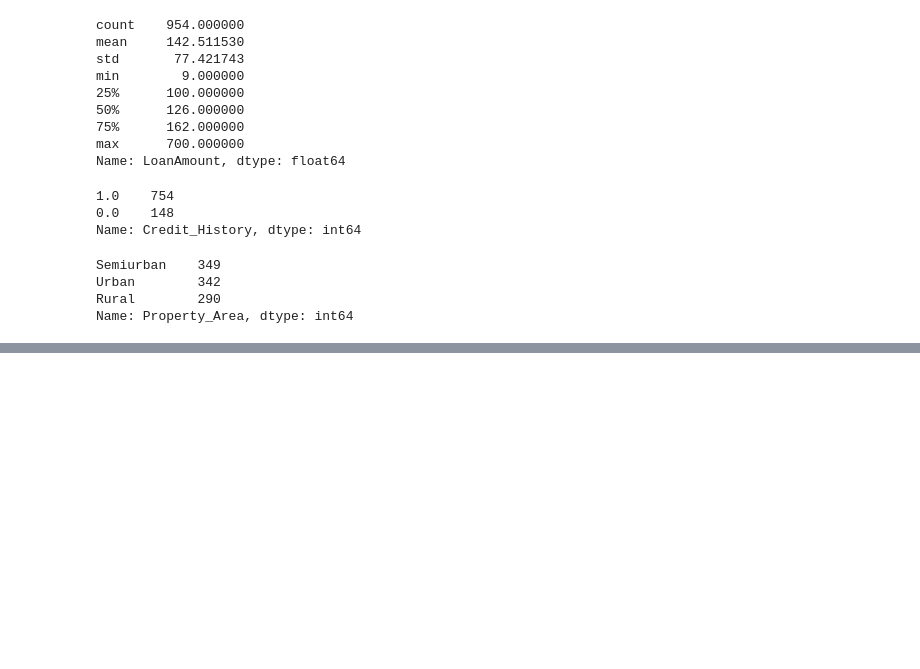
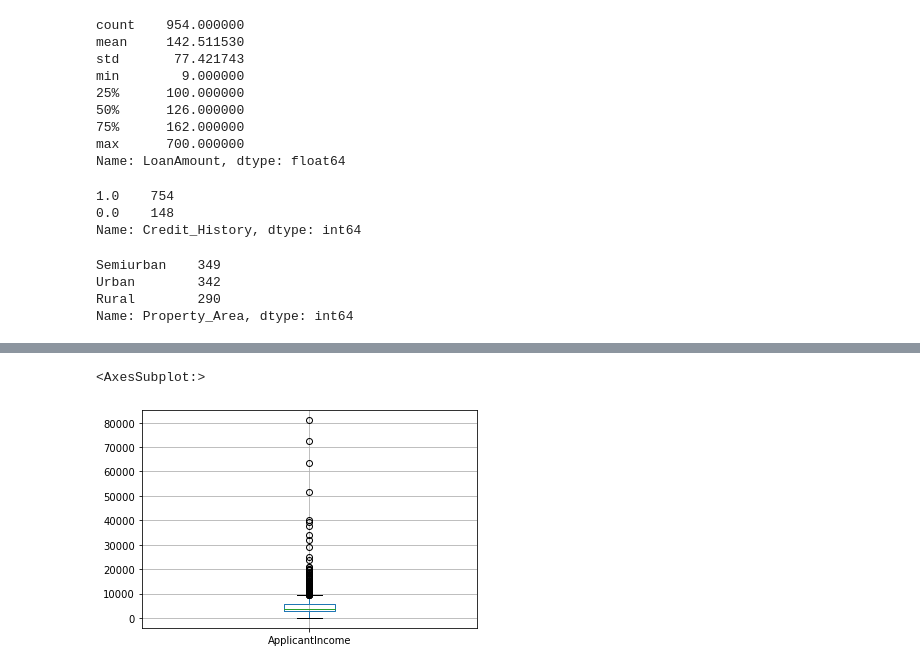
Before and after one commit to brianhabana/Mortgage_Qualifier_App, a Jupyter notebook: ML/machine_learning.ipynb, the cells around one changed output, grey strips where cells are left out. Saved outputs shown, nothing was run; the diff lists cells and outputs as text; code cells hidden in the pictures; blank space fills up the shorter version.

```diff
--- a/ML/machine_learning.ipynb
+++ b/ML/machine_learning.ipynb
@@ -254,0 +261,6 @@ Name: Property_Area, dtype: int64
+# %%
+#show boxplot of income (lots of outliers)
+loan_data_df.boxplot(column='ApplicantIncome')
+# %% [output]
+<AxesSubplot:>
+[figure, added]
```
Also changed, not shown: parts of 34 cells of this notebook.
